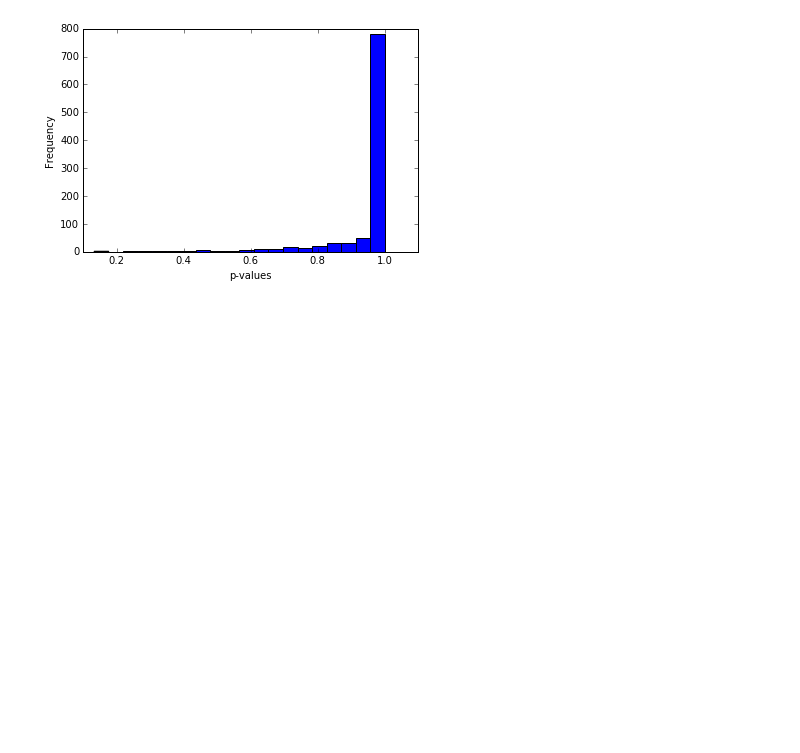
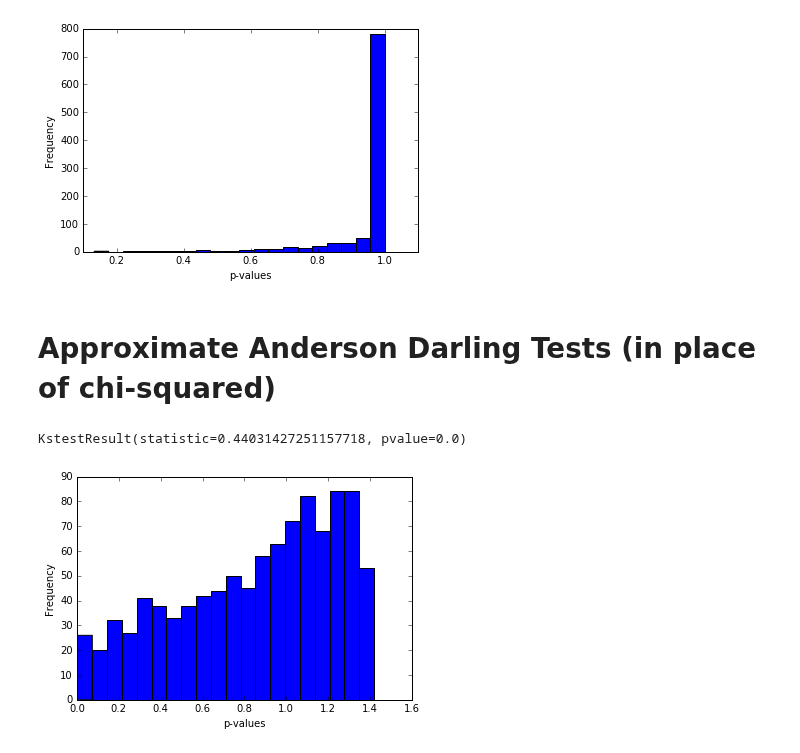
Before and after one commit to kellieotto/prngs-and-permutations, a Jupyter notebook: Code/serialTests/MT-serial-results.ipynb, the cells around one changed output. Drawn from its saved outputs; the diff is of its cells as text; code cells hidden in the pictures; blank space fills up the shorter version.

```diff
--- a/Code/serialTests/MT-serial-results.ipynb
+++ b/Code/serialTests/MT-serial-results.ipynb
@@ -295,3 +117,13 @@ kstest(ks_pvalue, 'uniform')
 # %% [output]
 KstestResult(statistic=0.74814813792105372, pvalue=0.0)
 [figure]
+# %% [markdown]
+# Approximate Anderson Darling Tests (in place of chi-squared)
+# %%
+plt.hist(ad_pvalue, bins=20)
+plt.xlabel("p-values")
+plt.ylabel("Frequency")
+kstest(ad_pvalue, 'uniform')
+# %% [output]
+KstestResult(statistic=0.44031427251157718, pvalue=0.0)
+[figure, added]
```
Also changed, not shown: parts of 44 cells of this notebook, 1 other file.
